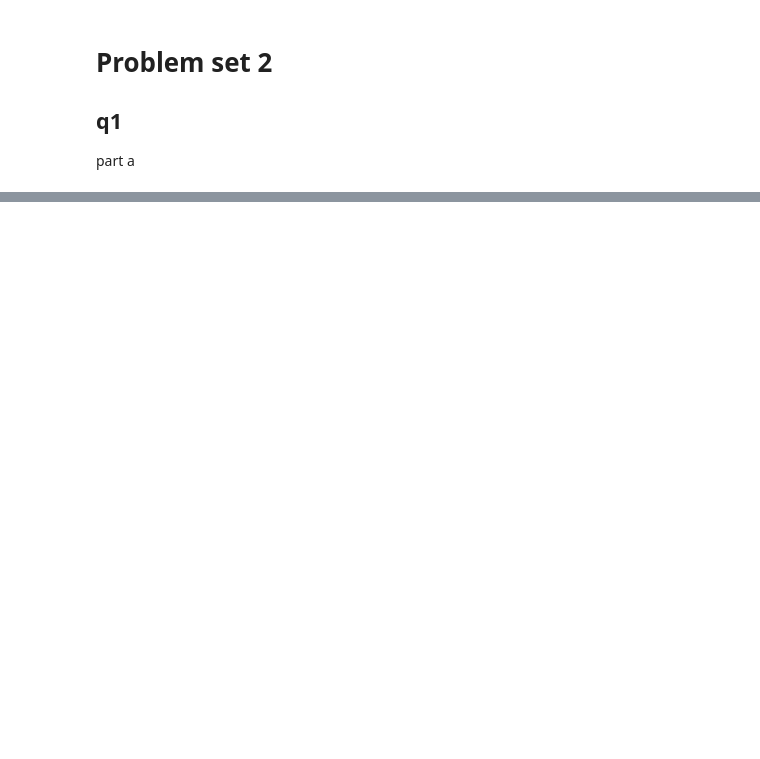
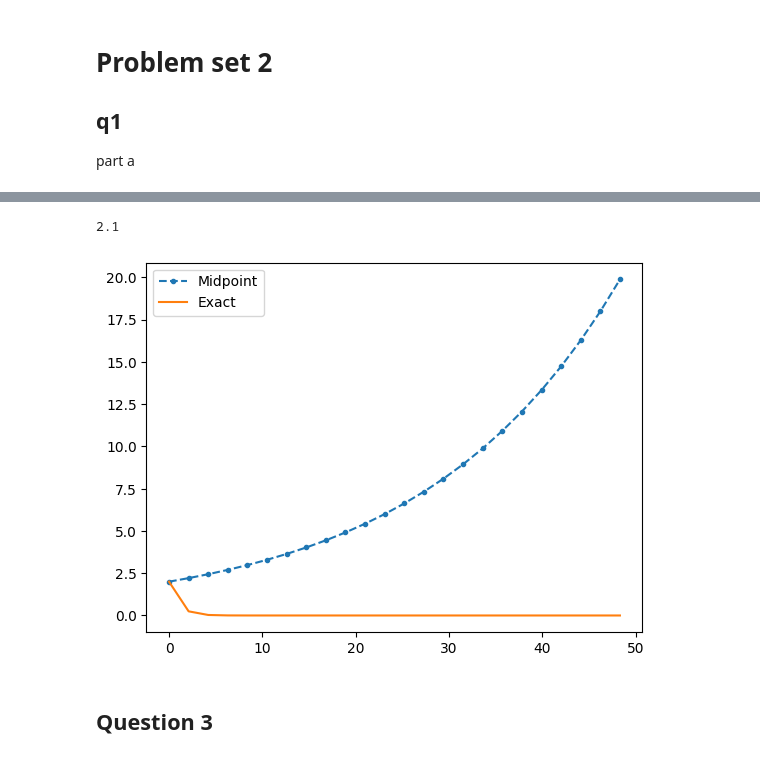
Before and after one commit to tristanpang/numerical-methods-notes, a Jupyter notebook: tutorial_sols/ps2.ipynb, the cells around one changed output, grey strips where cells are left out. Cells and saved outputs as stored; diff of their text form; code cells hidden in the pictures; blank space fills up the shorter version.

```diff
--- a/tutorial_sols/ps2.ipynb
+++ b/tutorial_sols/ps2.ipynb
@@ -31,0 +34,23 @@ plt.show()
+# %%
+y0 = 2
+dt = 2.1
+T = 50
+l = 1
+
+print(l*dt)
+
+t = np.arange(0, T, dt)
+exact = np.exp(-l*t)*y0
+y = [y0]
+
+for i in range(1, len(t)):
+    y.append(y[i-1] * (1-l*dt+1/2 * (l*dt)**2))
+plt.plot(t, y, '.--', label='Midpoint')
+plt.plot(t, exact, label='Exact')
+plt.legend()
+plt.show()
+# %% [output]
+2.1
+[figure, added]
+# %% [markdown]
+## Question 3
```
Also changed, not shown: parts of 7 cells of this notebook, 2 other files.
